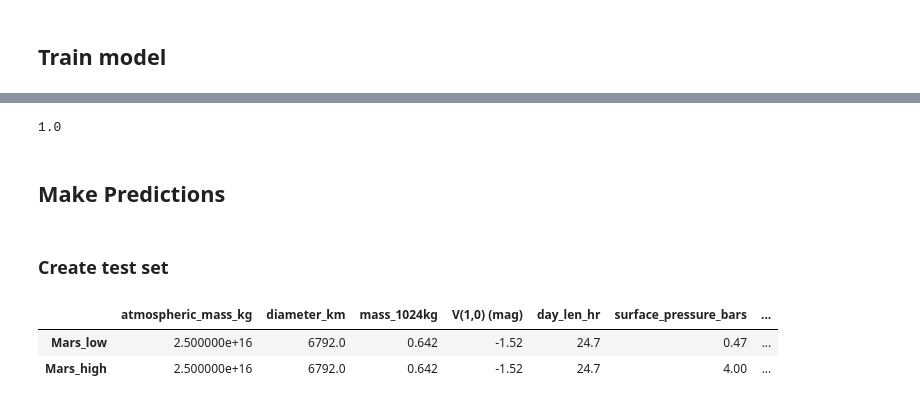
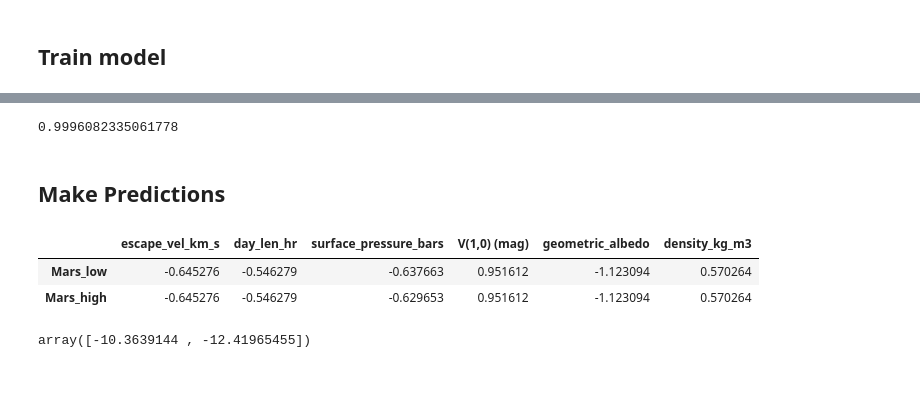
Before and after one commit to julielinx/experiments, a Jupyter notebook: datascience_diary/10b_nb_reorder_and_predict.ipynb, the cells around one changed output, grey strips where cells are left out. Saved outputs shown, nothing was run; the diff lists cells and outputs as text; code cells hidden in the pictures.

```diff
--- a/datascience_diary/10b_nb_reorder_and_predict.ipynb
+++ b/datascience_diary/10b_nb_reorder_and_predict.ipynb
@@ -92,8 +52,15 @@ def preprocess_data(df, scaler=StandardScaler(), encoder=ce.OrdinalEncoder):
 # %%
-df = X_train.copy()
+def test_preprocess(df, select_features, scaler, cat_encoder):
+    df = df[select_features]
+    index = df.index.tolist()
 
-index = df.index.tolist()
+    num_features = df.select_dtypes('number').columns.tolist()
+    num_scale = scaler.transform(df[num_features])
+    num_df = pd.DataFrame(num_scale, columns=num_features, index=index)
 
-num_features = df.select_dtypes('number').columns.tolist()
-num_scale = scaler.fit_transform(df[num_features])
-num_df = pd.DataFrame(num_scale, columns=num_features, index=index)
+    cat_features = df.select_dtypes('object').columns.tolist()
+    cat_encode = cat_encoder.transform(df[cat_features])
+    cat_df = pd.DataFrame(cat_encode, columns=cat_features, index=index)
+
+    df = pd.concat([num_df, cat_df], axis=1).fillna(-1)
+    return df
@@ -257,14 +89,14 @@ planets
 # %%
 # Creating the 'test' set that I'll be using to make a prediction
 
-predict_on = planets.loc[['Mars'], :].drop('mass_1024kg', axis=1)
-predict_on = pd.concat([predict_on]*2)
-predict_on.index = ['Mars_low', 'Mars_high']
+X_test = planets.loc[['Mars'], :].drop('mass_1024kg', axis=1)
+X_test = pd.concat([X_test]*2)
+X_test.index = ['Mars_low', 'Mars_high']
 # Low end surface pressure based on conditions on Mt Everest
-predict_on.loc['Mars_low', 'surface_pressure_bars'] = 0.47
+X_test.loc['Mars_low', 'surface_pressure_bars'] = 0.47
 # High end surface pressure based on nigrogen narcosis experienced by divers
-predict_on.loc['Mars_high', 'surface_pressure_bars'] = 4
-predict_on
+X_test.loc['Mars_high', 'surface_pressure_bars'] = 4
+X_test
 # %% [output]
 |  | type | diameter_km | density_kg_m3 | gravity_m_s2 | escape_vel_km_s | rotation_period_hr | day_len_hr | ... |
 | Mars_low | planet | 6792.0 | 3933 | 3.7 | 5.0 | 24.6 | 24.7 | ... |
@@ -333,22 +173,18 @@ array([ 0.14238478,  0.69706561,  0.0096957 ,  0.00509335, -0.32938854,
 # %%
-model.score(X, y)
+model.score(planets_stdz, y_train)
 # %% [output]
-1.0
+0.9996082335061778
 # %% [markdown]
 ## Make Predictions
-# %% [markdown]
-### Create test set
-# %%
-predict_on = select_df.loc[['Mars'], :]
-predict_on = pd.concat([predict_on]*2)
-# predict_on = predict_on.loc[np.repeat(predict_on.index, 2)]
-predict_on.index = ['Mars_low', 'Mars_high']
-predict_on.loc['Mars_low', 'surface_pressure_bars'] = 0.47
-# Based on pressure on Mt Everest
-predict_on.loc['Mars_high', 'surface_pressure_bars'] = 4
-# Based on nigrogen narcosis experienced by divers
-predict_on
-# %% [output]
-|  | atmospheric_mass_kg | diameter_km | mass_1024kg | V(1,0) (mag) | day_len_hr | surface_pressure_bars | ... |
-| Mars_low | 2.500000e+16 | 6792.0 | 0.642 | -1.52 | 24.7 | 0.47 | ... |
-| Mars_high | 2.500000e+16 | 6792.0 | 0.642 | -1.52 | 24.7 | 4.00 | ... |
+# %%
+test_stdz = test_preprocess(X_test, select_features, scaler, cat_encoder)
+test_stdz
+# %% [output]
+|  | escape_vel_km_s | day_len_hr | surface_pressure_bars | V(1,0) (mag) | geometric_albedo | density_kg_m3 |
+| Mars_low | -0.645276 | -0.546279 | -0.637663 | 0.951612 | -1.123094 | 0.570264 |
+| Mars_high | -0.645276 | -0.546279 | -0.629653 | 0.951612 | -1.123094 | 0.570264 |
+# %%
+mass_pred = model.predict(test_stdz)
+mass_pred
+# %% [output]
+array([-10.3639144 , -12.41965455])
```
Also changed, not shown: parts of 27 cells of this notebook, 3 other files.
